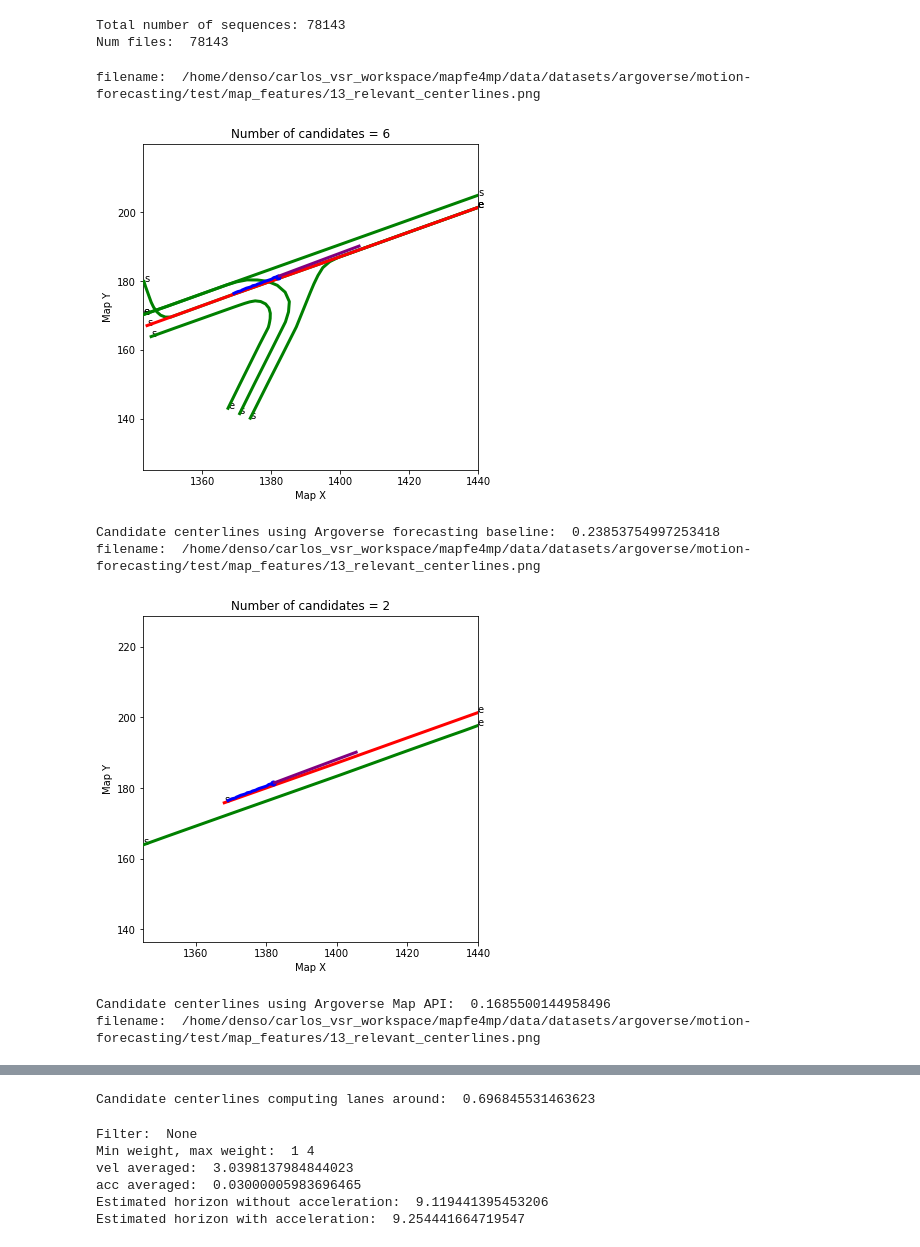
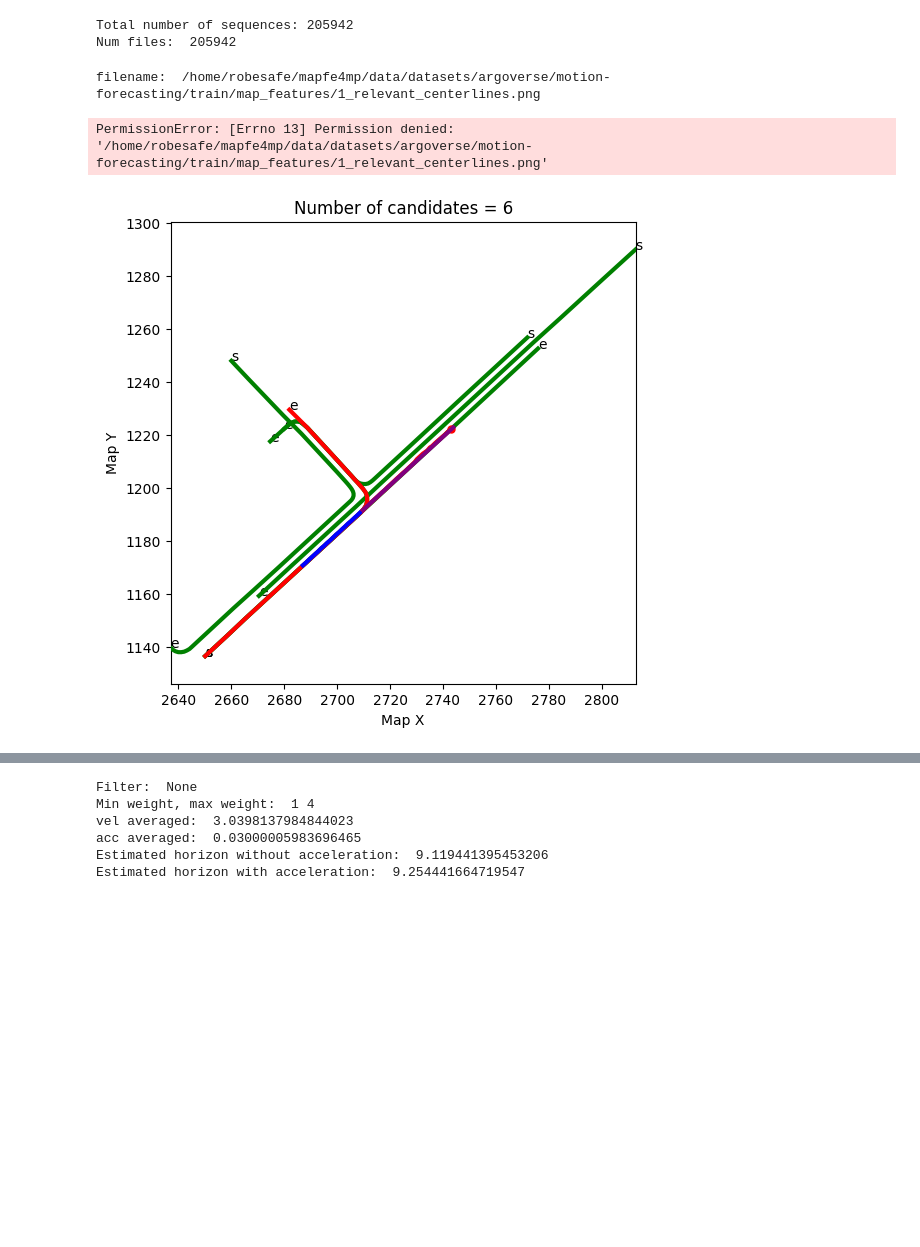
Before and after one commit to Cram3r95/mapfe4mp, a Jupyter notebook: evaluate/argoverse/test_argoverse_forecasting_map.ipynb, the cells around one changed output, grey strips where cells are left out. Cells and saved outputs as stored; diff of their text form; code cells hidden in the pictures; blank space fills up the shorter version.

```diff
--- a/evaluate/argoverse/test_argoverse_forecasting_map.ipynb
+++ b/evaluate/argoverse/test_argoverse_forecasting_map.ipynb
@@ -38,7 +44,7 @@ obs_origin = 20
 # %%
 # Set root_dir to the correct path to your dataset folder
 
-split_name = "test"
+split_name = "train"
 root_dir = os.path.join(BASE_DIR,f'data/datasets/argoverse/motion-forecasting/{split_name}/data/')
 afl = ArgoverseForecastingLoader(root_dir)
 print('Total number of sequences:',len(afl))
@@ -55,21 +61,11 @@ for file_name in files:
 file_id_list.sort()
 print("Num files: ", num_files)
 # %% [output]
-Total number of sequences: 78143
-Num files:  78143
+Total number of sequences: 205942
+Num files:  205942
 # %%
-seq_id = 13
-# seq_id = 188893
+seq_id = 1
 viz = True
-
-RAW_DATA_FORMAT = {
-    "TIMESTAMP": 0,
-    "TRACK_ID": 1,
-    "OBJECT_TYPE": 2,
-    "X": 3,
-    "Y": 4,
-    "CITY_NAME": 5,
-}
 
 root_dir = os.path.join(BASE_DIR,f'data/datasets/argoverse/motion-forecasting/{split_name}/data/')
 seq_path = f"{root_dir}/{seq_id}.csv"
@@ -145,37 +141,33 @@ map_features, map_feature_helpers = map_features_utils_instance.compute_map_feat
         seq_id,
         split_name,
         obs_len,
         obs_len + pred_len,
         RAW_DATA_FORMAT,
         "test", # mode (if test, return K plausible candidates. Otherwise, return best possible candidate)
         avm,
         viz=viz,
         #max_candidates=2
         algorithm="get_around" # competition, map_api, get_around
     )
 
 end = time.time()
 print("Candidate centerlines computing lanes around: ", end-start)
 
 # # Visualize nearest centerline
 
 # start = time.time()
 # nearest_centerline = avm.get_nearest_centerline(np.array(origin_pos), city_name, visualize=viz)
 # end = time.time()
 # print("Nearest centerline: ", end-start)
 
 # # Visualize lane direction in the last observation frame
 
 # agent_traj = afl.get(seq_path).agent_traj
 # start = time.time()
 # lane_direction = avm.get_lane_direction(agent_traj[0], city_name, visualize=viz)
 # end = time.time()
 # print("Get lane direction: ", end-start)
 # %% [output]
-filename:  /home/denso/carlos_vsr_workspace/mapfe4mp/data/datasets/argoverse/motion-forecasting/test/map_features/13_relevant_centerlines.png
+filename:  /home/robesafe/mapfe4mp/data/datasets/argoverse/motion-forecasting/train/map_features/1_relevant_centerlines.png
+PermissionError: [Errno 13] Permission denied: '/home/robesafe/mapfe4mp/data/datasets/argoverse/motion-forecasting/train/map_features/1_relevant_centerlines.png'
-[figure, old version]
+[figure, new version]
-Candidate centerlines using Argoverse forecasting baseline:  0.23853754997253418
-filename:  /home/denso/carlos_vsr_workspace/mapfe4mp/data/datasets/argoverse/motion-forecasting/test/map_features/13_relevant_centerlines.png
-[figure, removed]
-Candidate centerlines using Argoverse Map API:  0.1685500144958496
-filename:  /home/denso/carlos_vsr_workspace/mapfe4mp/data/datasets/argoverse/motion-forecasting/test/map_features/13_relevant_centerlines.png
@@ -183,4 +174,3 @@ filename:  /home/denso/carlos_vsr_workspace/mapfe4mp/data/datasets/argoverse/mot
-Candidate centerlines computing lanes around:  0.696845531463623
 # %%
 # seq_id = 77, split = "train"
 xy = agent_xy[:obs_len,:]
```
Also changed, not shown: parts of 3 cells of this notebook, 3 other files.
